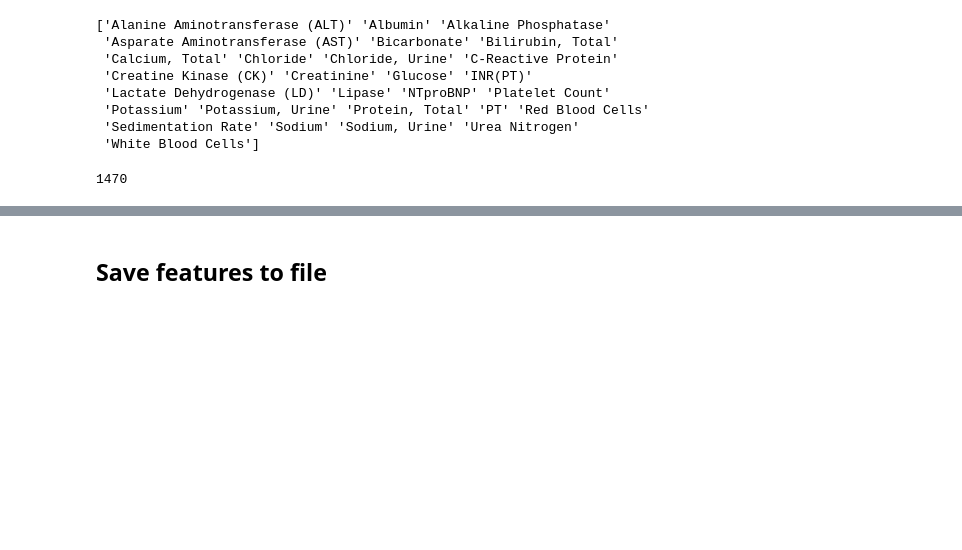
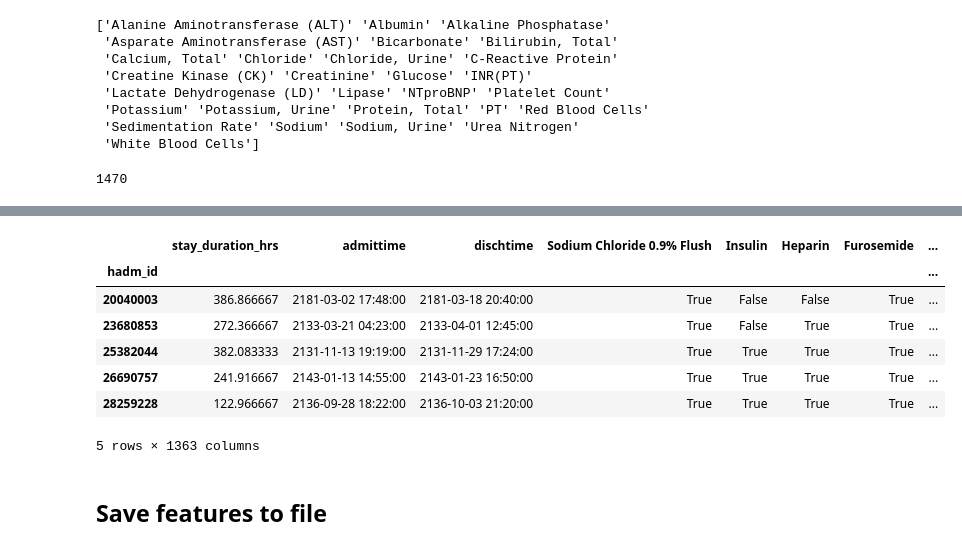
Before and after one commit to RayRuizhiLiao/ml4h_chf_readmissions, a Jupyter notebook: phase2_teamB/extract_lab_jeremy.ipynb, the cells around one changed output, grey strips where cells are left out. Drawn from its saved outputs; the diff is of its cells as text; code cells hidden in the pictures; blank space fills up the shorter version.

```diff
--- a/phase2_teamB/extract_lab_jeremy.ipynb
+++ b/phase2_teamB/extract_lab_jeremy.ipynb
@@ -97,7 +110,9 @@ lab_itemids = [50862, 51006, 50893, 50882, 50902, 50912, 50931, 50971, 50983, 50
                 51237, #INR
                 51100, 51078, 51097,#Urine Studies
                 50910, 50956, 51288, 50889, #Injury/Inflammatory markers
-                50963 # BNP
+                50963, # BNP
+                50817, # Oxygen
+                220227 # Arterial O2 Saturation
               ]
 lab_itemnames = d_labitems[d_labitems.itemid.isin(lab_itemids)].label.to_numpy()
 print(lab_itemnames)
@@ -156,0 +176,13 @@ features.head()
+# %%
+# Get events, vitals, and then only events that include those vitals
+selected_chartevents = pd.concat([chunk[chunk.hadm_id.isin(cohort_ids)] for chunk in iter_chartevents])
+print(selected_chartevents.head())
+
+vitals = d_items[d_items.category.str.contains("vital", case=False, na=False)] # Includes BPM, BP, Temp, SpO2
+vital_itemids = list(vitals.itemid)
+print(vitals.label)
+
+
+selected_chartevents_vitals = selected_chartevents[selected_chartevents.itemid.isin(vital_itemids)]
+selected_chartevents_vitals['charttime'] = pd.to_datetime(selected_chartevents_vitals['charttime'])
+print(selected_chartevents_vitals.head())
@@ -157,3 +207,17 @@ features.head()
+# %%
+features = fetch_by_itemid(features, d_items, vital_itemids, selected_chartevents_vitals)
+# %%
+features[features["Forehead SpO2 Sensor in Place Latest"] > 0]
+# Make sure not everything is NaNs
+# %% [output]
+|  | stay_duration_hrs | admittime | dischtime | Sodium Chloride 0.9% Flush | Insulin | Heparin | Furosemide | ... |
+| hadm_id |  |  |  |  |  |  |  | ... |
+| 20040003 | 386.866667 | 2181-03-02 17:48:00 | 2181-03-18 20:40:00 | True | False | False | True | ... |
+| 23680853 | 272.366667 | 2133-03-21 04:23:00 | 2133-04-01 12:45:00 | True | False | True | True | ... |
+| 25382044 | 382.083333 | 2131-11-13 19:19:00 | 2131-11-29 17:24:00 | True | True | True | True | ... |
+| 26690757 | 241.916667 | 2143-01-13 14:55:00 | 2143-01-23 16:50:00 | True | True | True | True | ... |
+| 28259228 | 122.966667 | 2136-09-28 18:22:00 | 2136-10-03 21:20:00 | True | True | True | True | ... |
+5 rows × 1363 columns
 # %% [markdown]
 ## Save features to file
 # %%
```
Also changed, not shown: parts of 9 cells of this notebook, 1 other file.
